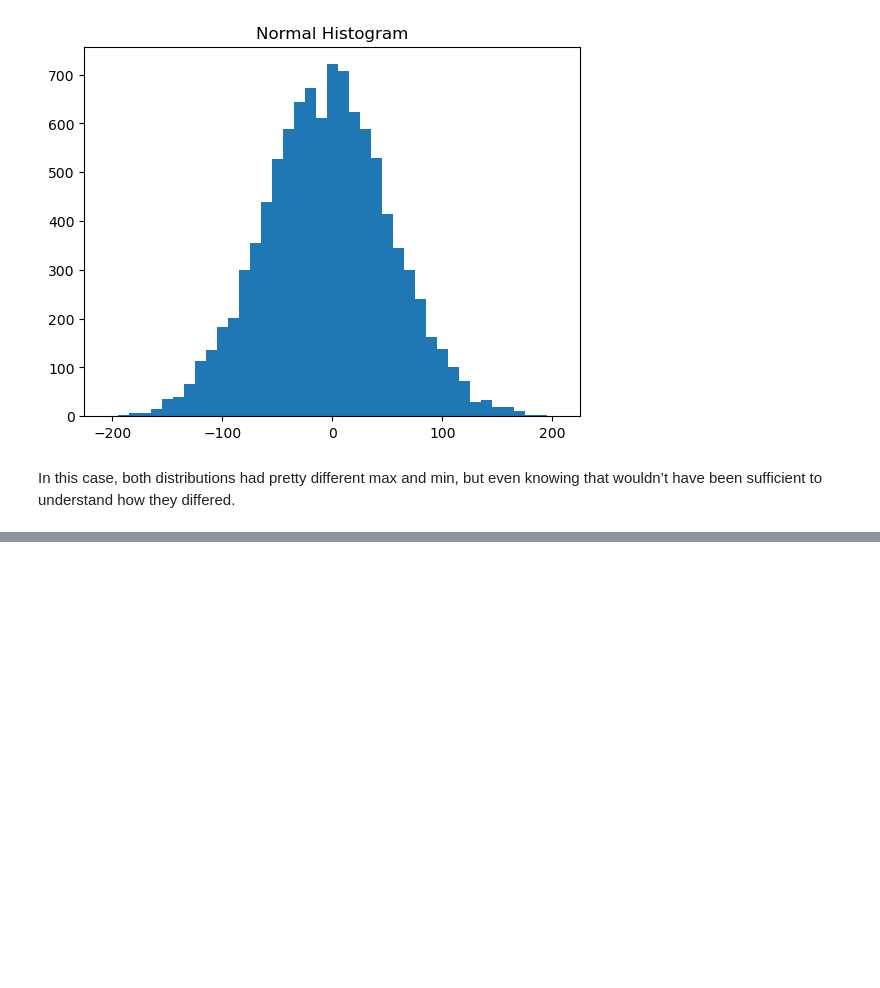
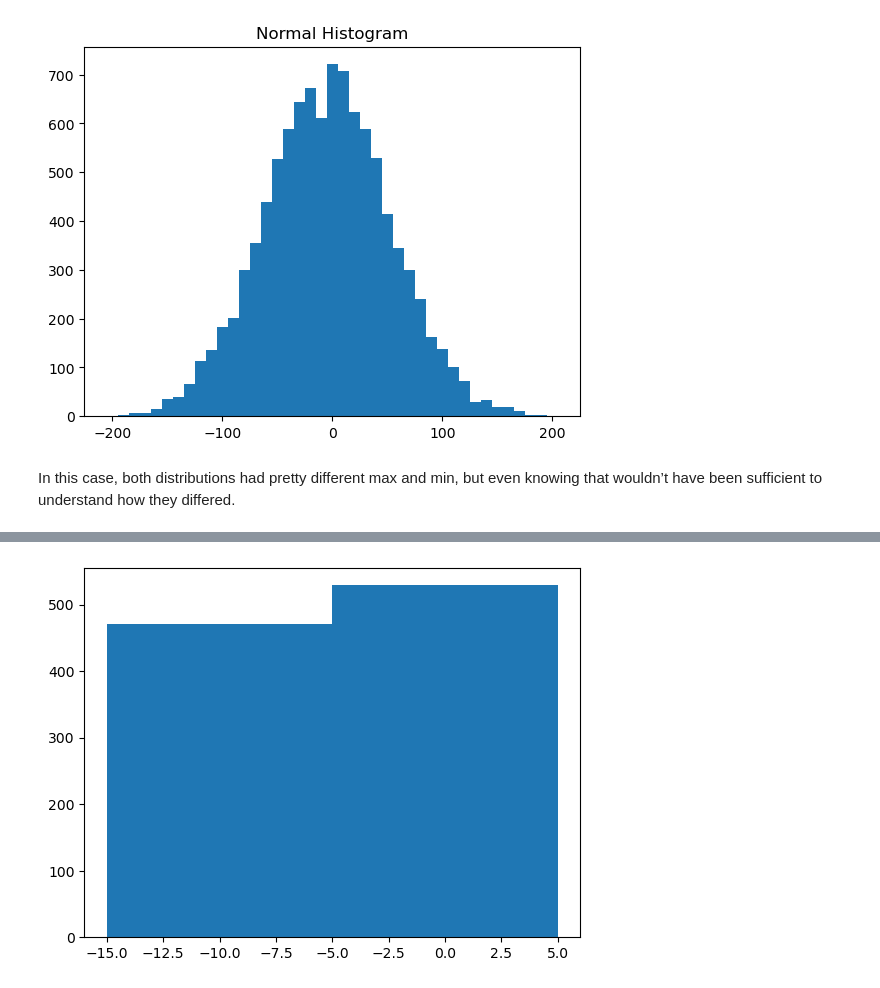
Before and after one commit to Diem0n/100daysofdatascience, a Jupyter notebook: Day_05/EDA.ipynb, the cells around one changed output, grey strips where cells are left out. Drawn from its saved outputs; the diff is of its cells as text; code cells hidden in the pictures; blank space fills up the shorter version.

```diff
--- a/Day_05/EDA.ipynb
+++ b/Day_05/EDA.ipynb
@@ -82,0 +102,4 @@ wouldn’t have been sufficient to understand how they differed.
+# %%
+plot_histogram(ys2,10)
+# %% [output]
+[figure, added]
```
Also changed, not shown: parts of 12 cells of this notebook.
